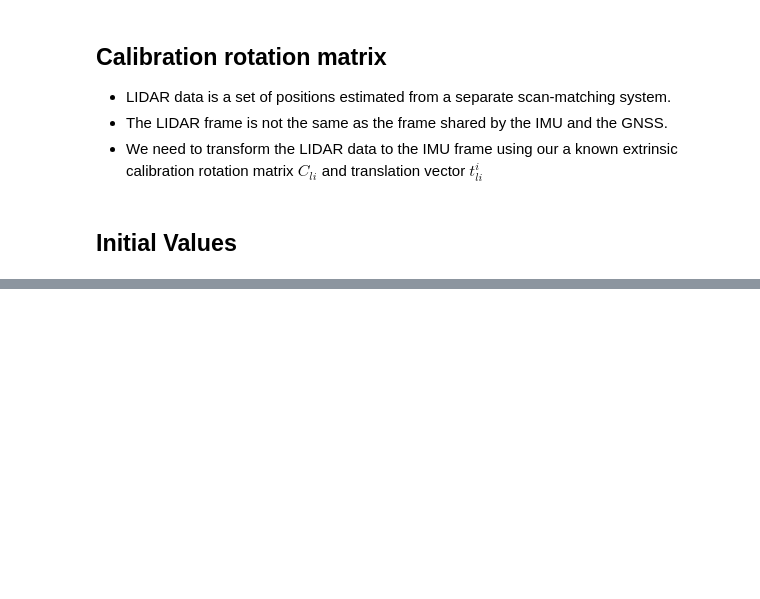
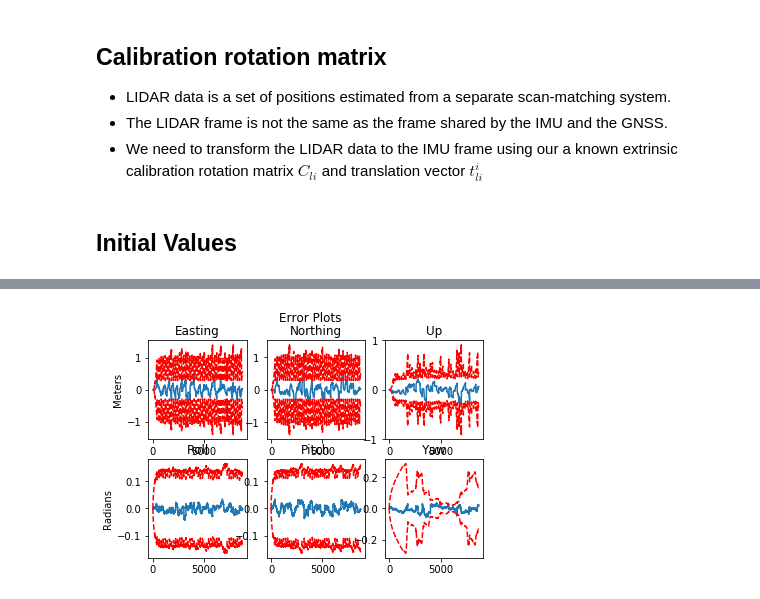
Before and after one commit to QuangMDoan/controller2d-nix, a Jupyter notebook: course2/final-project/es-ekf.ipynb, the cells around one changed output, grey strips where cells are left out. Drawn from its saved outputs; the diff is of its cells as text; code cells hidden in the pictures; blank space fills up the shorter version.

```diff
--- a/course2/final-project/es-ekf.ipynb
+++ b/course2/final-project/es-ekf.ipynb
@@ -342,0 +346,40 @@ plt.show()
+# %%
+error_fig, ax = plt.subplots(2, 3)
+error_fig.suptitle('Error Plots')
+num_gt = gt.p.shape[0]
+p_est_euler = []
+p_cov_euler_std = []
+
+# Convert estimated quaternions to euler angles
+for i in range(len(q_est)):
+    qc = Quaternion(*q_est[i, :])
+    p_est_euler.append(qc.to_euler())
+
+    # First-order approximation of RPY covariance
+    J = rpy_jacobian_axis_angle(qc.to_axis_angle())
+    p_cov_euler_std.append(np.sqrt(np.diagonal(J @ p_cov[i, 6:, 6:] @ J.T)))
+
+p_est_euler = np.array(p_est_euler)
+p_cov_euler_std = np.array(p_cov_euler_std)
+
+# Get uncertainty estimates from P matrix
+p_cov_std = np.sqrt(np.diagonal(p_cov[:, :6, :6], axis1=1, axis2=2))
+
+titles = ['Easting', 'Northing', 'Up', 'Roll', 'Pitch', 'Yaw']
+for i in range(3):
+    ax[0, i].plot(range(num_gt), gt.p[:, i] - p_est[:num_gt, i])
+    ax[0, i].plot(range(num_gt),  3 * p_cov_std[:num_gt, i], 'r--')
+    ax[0, i].plot(range(num_gt), -3 * p_cov_std[:num_gt, i], 'r--')
+    ax[0, i].set_title(titles[i])
+ax[0,0].set_ylabel('Meters')
+
+for i in range(3):
+    ax[1, i].plot(range(num_gt), \
+        angle_normalize(gt.r[:, i] - p_est_euler[:num_gt, i]))
+    ax[1, i].plot(range(num_gt),  3 * p_cov_euler_std[:num_gt, i], 'r--')
+    ax[1, i].plot(range(num_gt), -3 * p_cov_euler_std[:num_gt, i], 'r--')
+    ax[1, i].set_title(titles[i+3])
+ax[1,0].set_ylabel('Radians')
+plt.show()
+# %% [output]
+[figure, added]
```
Also changed, not shown: parts of 6 cells of this notebook, 1 other file.
